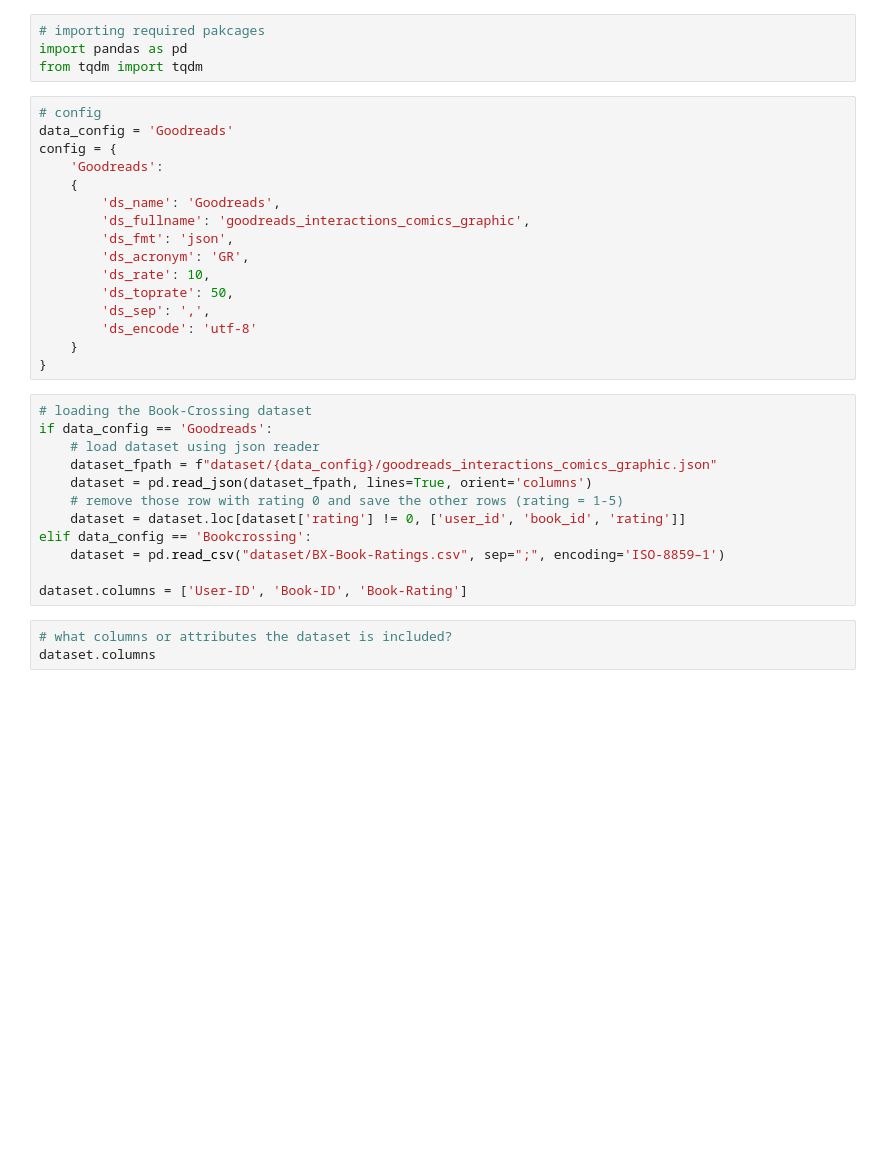
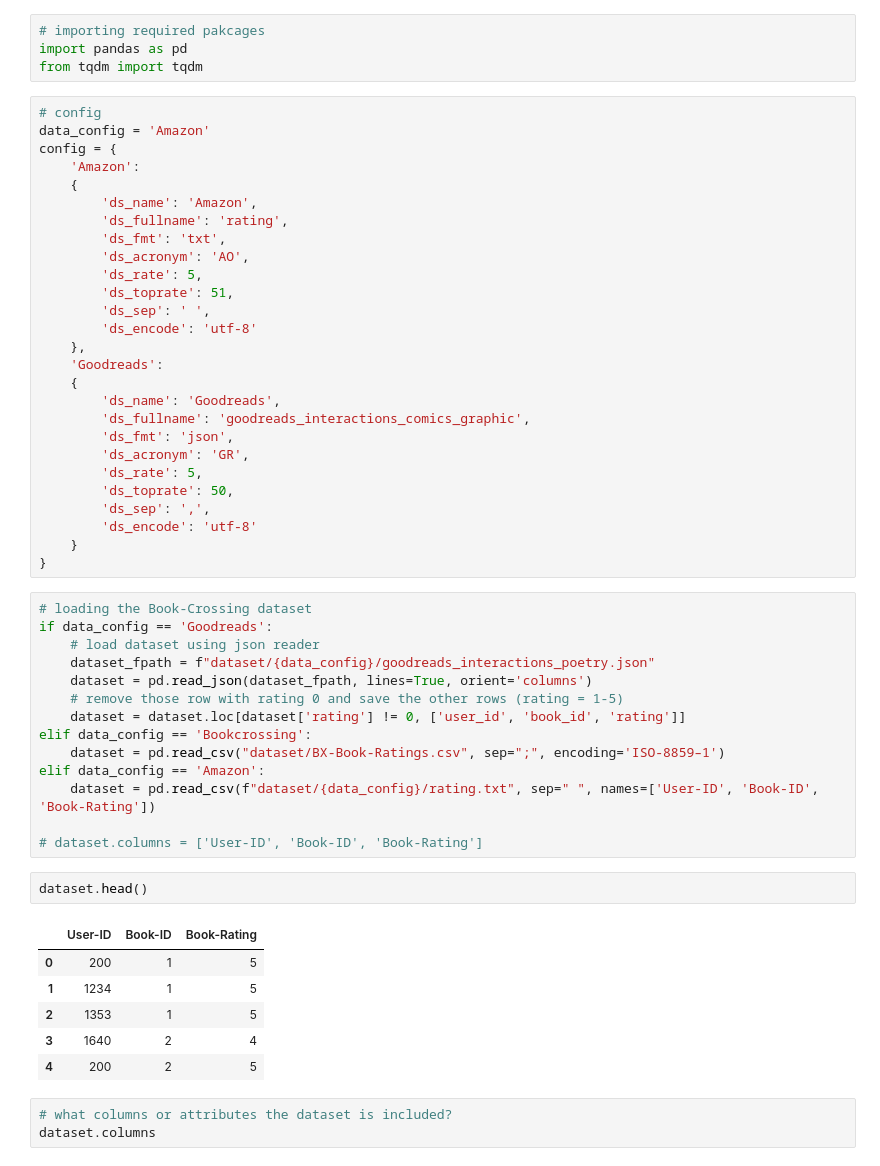
Before and after one commit to rahmanidashti/FairBook, a Jupyter notebook: dataset.ipynb, the cells around one changed output. Saved outputs shown, nothing was run; the diff lists cells and outputs as text; blank space fills up the shorter version.

```diff
--- a/dataset.ipynb
+++ b/dataset.ipynb
@@ -10,15 +10,26 @@ import pandas as pd
 from tqdm import tqdm
 # %%
 # config
-data_config = 'Goodreads'
+data_config = 'Amazon'
 config = {
+    'Amazon':
+    {
+        'ds_name': 'Amazon',
+        'ds_fullname': 'rating',
+        'ds_fmt': 'txt',
+        'ds_acronym': 'AO',
+        'ds_rate': 5,
+        'ds_toprate': 51,
+        'ds_sep': ' ',
+        'ds_encode': 'utf-8'
+    },
     'Goodreads':
     {
         'ds_name': 'Goodreads',
         'ds_fullname': 'goodreads_interactions_comics_graphic',
         'ds_fmt': 'json',
         'ds_acronym': 'GR',
-        'ds_rate': 10,
+        'ds_rate': 5,
         'ds_toprate': 50,
         'ds_sep': ',',
         'ds_encode': 'utf-8'
@@ -28,14 +39,25 @@ config = {
 # loading the Book-Crossing dataset
 if data_config == 'Goodreads':
     # load dataset using json reader
-    dataset_fpath = f"dataset/{data_config}/goodreads_interactions_comics_graphic.json"
+    dataset_fpath = f"dataset/{data_config}/goodreads_interactions_poetry.json"
     dataset = pd.read_json(dataset_fpath, lines=True, orient='columns')
     # remove those row with rating 0 and save the other rows (rating = 1-5)
     dataset = dataset.loc[dataset['rating'] != 0, ['user_id', 'book_id', 'rating']]
 elif data_config == 'Bookcrossing':
     dataset = pd.read_csv("dataset/BX-Book-Ratings.csv", sep=";", encoding='ISO-8859–1')
+elif data_config == 'Amazon':
+    dataset = pd.read_csv(f"dataset/{data_config}/rating.txt", sep=" ", names=['User-ID', 'Book-ID', 'Book-Rating'])
 
-dataset.columns = ['User-ID', 'Book-ID', 'Book-Rating']
+# dataset.columns = ['User-ID', 'Book-ID', 'Book-Rating']
+# %%
+dataset.head()
+# %% [output]
+|  | User-ID | Book-ID | Book-Rating |
+| 0 | 200 | 1 | 5 |
+| 1 | 1234 | 1 | 5 |
+| 2 | 1353 | 1 | 5 |
+| 3 | 1640 | 2 | 4 |
+| 4 | 200 | 2 | 5 |
 # %%
 # what columns or attributes the dataset is included?
 dataset.columns
```
Also changed, not shown: parts of 9 cells of this notebook, 42 other files.
